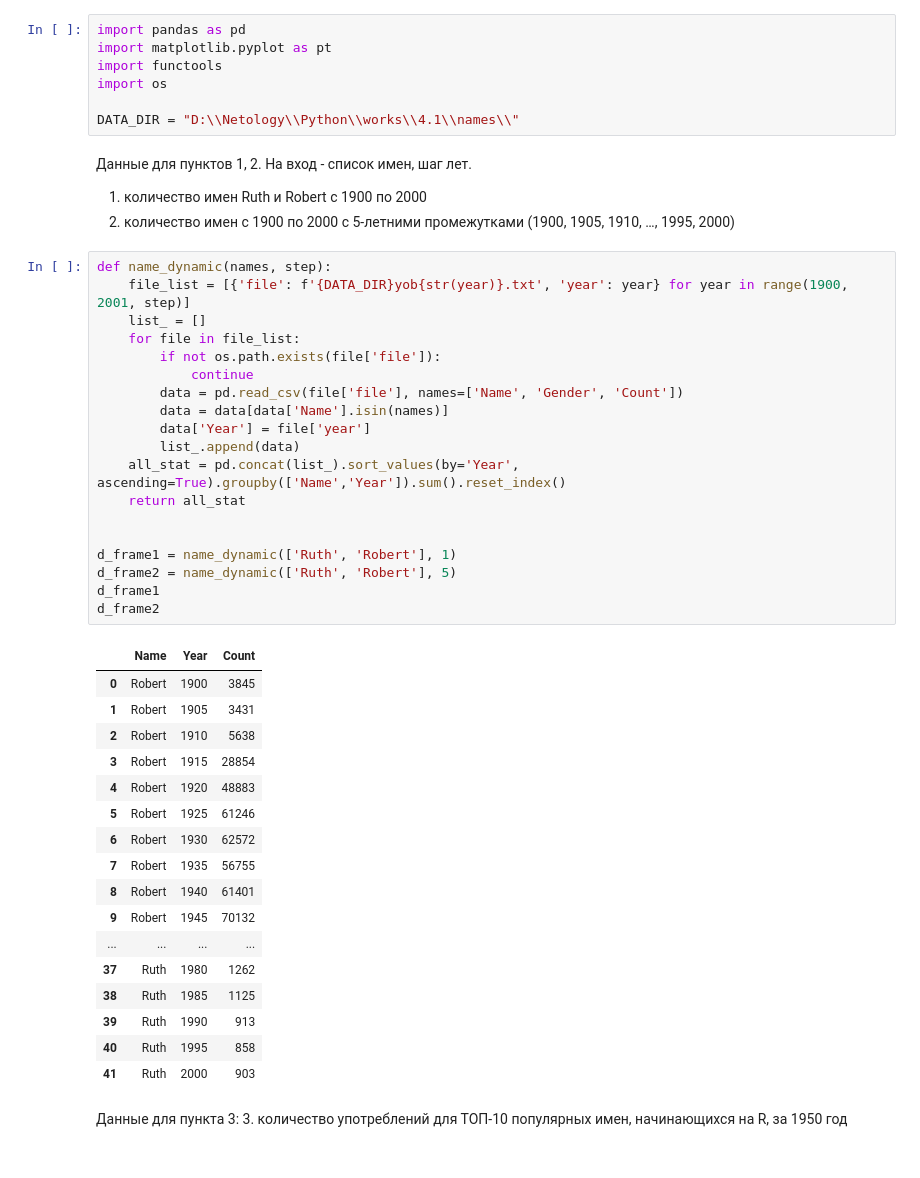
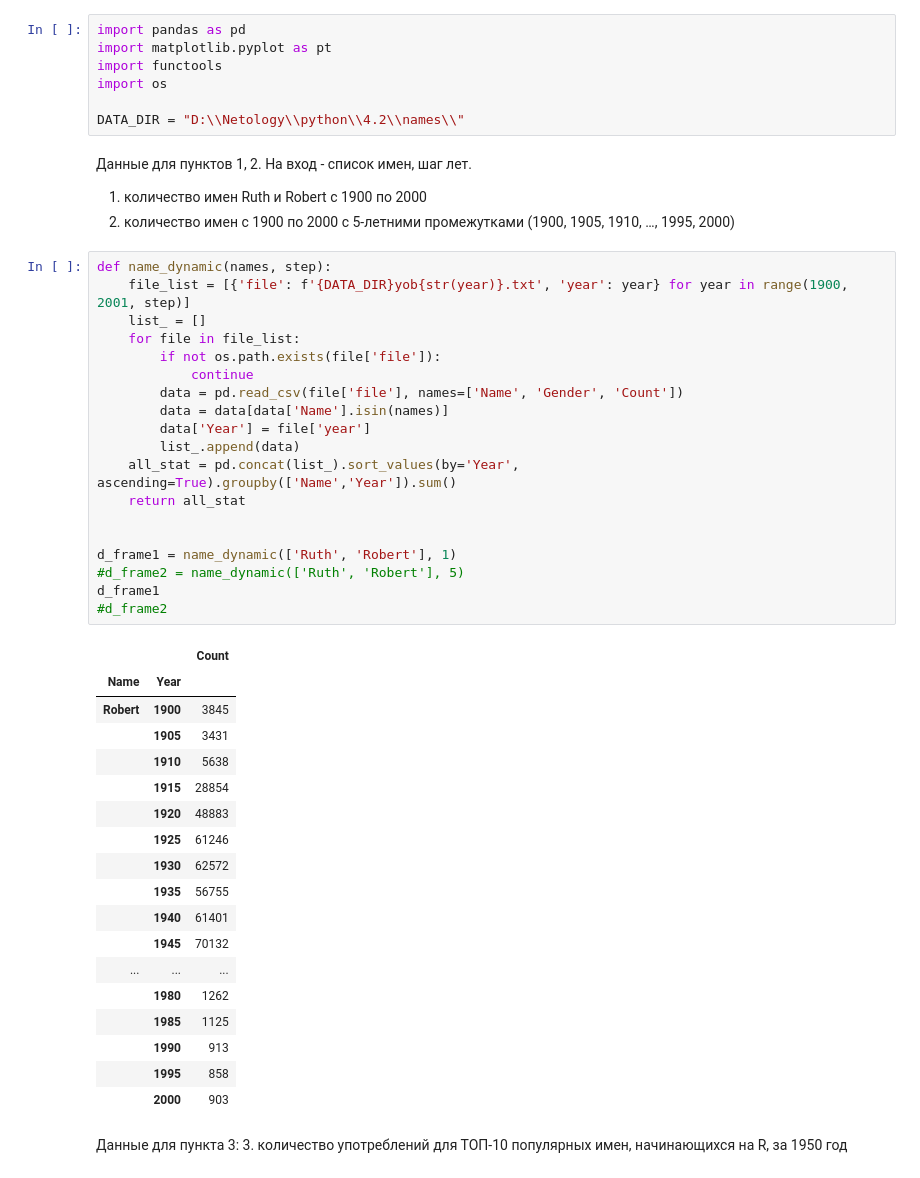
Before and after one commit to dashuncel/hw42, a Jupyter notebook: hw42.ipynb, the cells around one changed output. Saved outputs shown, nothing was run; the diff lists cells and outputs as text.

```diff
--- a/hw42.ipynb
+++ b/hw42.ipynb
@@ -4,7 +4,7 @@ import matplotlib.pyplot as pt
 import functools
 import os
 
-DATA_DIR = "D:\\Netology\\Python\\works\\4.1\\names\\"
+DATA_DIR = "D:\\Netology\\python\\4.2\\names\\"
 # %% [markdown]
 Данные для пунктов 1, 2. На вход - список имен, шаг лет.
 1. количество имен Ruth и Robert с 1900 по 2000
@@ -12,40 +12,41 @@ DATA_DIR = "D:\\Netology\\Python\\works\\4.1\\names\\"
 # %%
 def name_dynamic(names, step):
     file_list = [{'file': f'{DATA_DIR}yob{str(year)}.txt', 'year': year} for year in range(1900, 2001, step)]
     list_ = []
     for file in file_list:
         if not os.path.exists(file['file']):
             continue
         data = pd.read_csv(file['file'], names=['Name', 'Gender', 'Count'])
         data = data[data['Name'].isin(names)]
         data['Year'] = file['year']
         list_.append(data)
-    all_stat = pd.concat(list_).sort_values(by='Year', ascending=True).groupby(['Name','Year']).sum().reset_index()
+    all_stat = pd.concat(list_).sort_values(by='Year', ascending=True).groupby(['Name','Year']).sum()
     return all_stat
 
 
 d_frame1 = name_dynamic(['Ruth', 'Robert'], 1)
-d_frame2 = name_dynamic(['Ruth', 'Robert'], 5)
+#d_frame2 = name_dynamic(['Ruth', 'Robert'], 5)
 d_frame1
-d_frame2
+#d_frame2
 # %% [output]
-|  | Name | Year | Count |
-| 0 | Robert | 1900 | 3845 |
-| 1 | Robert | 1905 | 3431 |
-| 2 | Robert | 1910 | 5638 |
-| 3 | Robert | 1915 | 28854 |
-| 4 | Robert | 1920 | 48883 |
-| 5 | Robert | 1925 | 61246 |
-| 6 | Robert | 1930 | 62572 |
-| 7 | Robert | 1935 | 56755 |
-| 8 | Robert | 1940 | 61401 |
-| 9 | Robert | 1945 | 70132 |
-| ... | ... | ... | ... |
-| 37 | Ruth | 1980 | 1262 |
-| 38 | Ruth | 1985 | 1125 |
-| 39 | Ruth | 1990 | 913 |
-| 40 | Ruth | 1995 | 858 |
-| 41 | Ruth | 2000 | 903 |
+|  |  | Count |
+| Name | Year |  |
+| Robert | 1900 | 3845 |
+|  | 1905 | 3431 |
+|  | 1910 | 5638 |
+|  | 1915 | 28854 |
+|  | 1920 | 48883 |
+|  | 1925 | 61246 |
+|  | 1930 | 62572 |
+|  | 1935 | 56755 |
+|  | 1940 | 61401 |
+|  | 1945 | 70132 |
+| ... | ... | ... |
+|  | 1980 | 1262 |
+|  | 1985 | 1125 |
+|  | 1990 | 913 |
+|  | 1995 | 858 |
+|  | 2000 | 903 |
 # %% [markdown]
 Данные для пункта 3:
 3. количество употреблений для ТОП-10 популярных имен, начинающихся на R, за 1950 год
```
Also changed, not shown: parts of 2 cells of this notebook.
